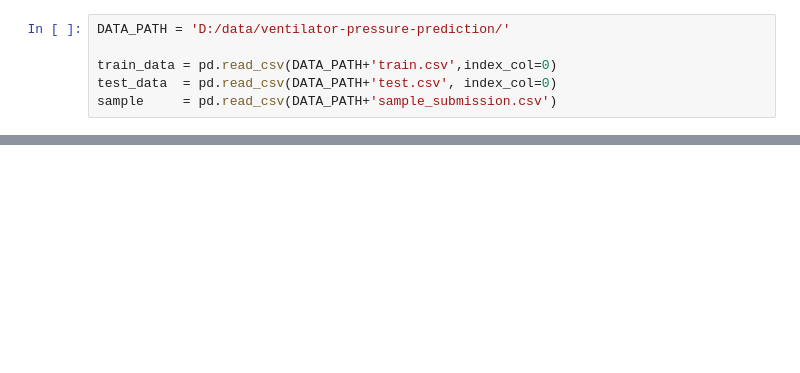
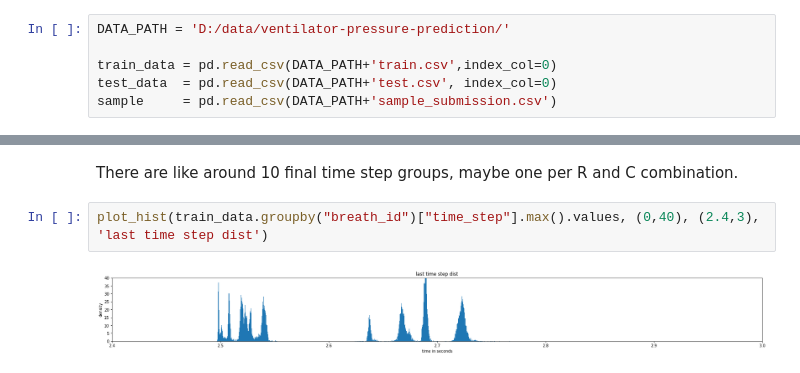
Before and after one commit to codefluence/ventilator-pressure-prediction, a Jupyter notebook: EDA.ipynb, the cells around one changed output, grey strips where cells are left out. Drawn from its saved outputs; the diff is of its cells as text; blank space fills up the shorter version.

```diff
--- a/EDA.ipynb
+++ b/EDA.ipynb
@@ -170,0 +45,6 @@ for i in range(10089, 10089-10, -1):
+# %% [markdown]
+There are like around 10 final time step groups, maybe one per R and C combination.
+# %%
+plot_hist(train_data.groupby("breath_id")["time_step"].max().values, (0,40), (2.4,3), 'last time step dist')
+# %% [output]
+[figure, added]
```
Also changed, not shown: parts of 37 cells of this notebook, 34 other files.
